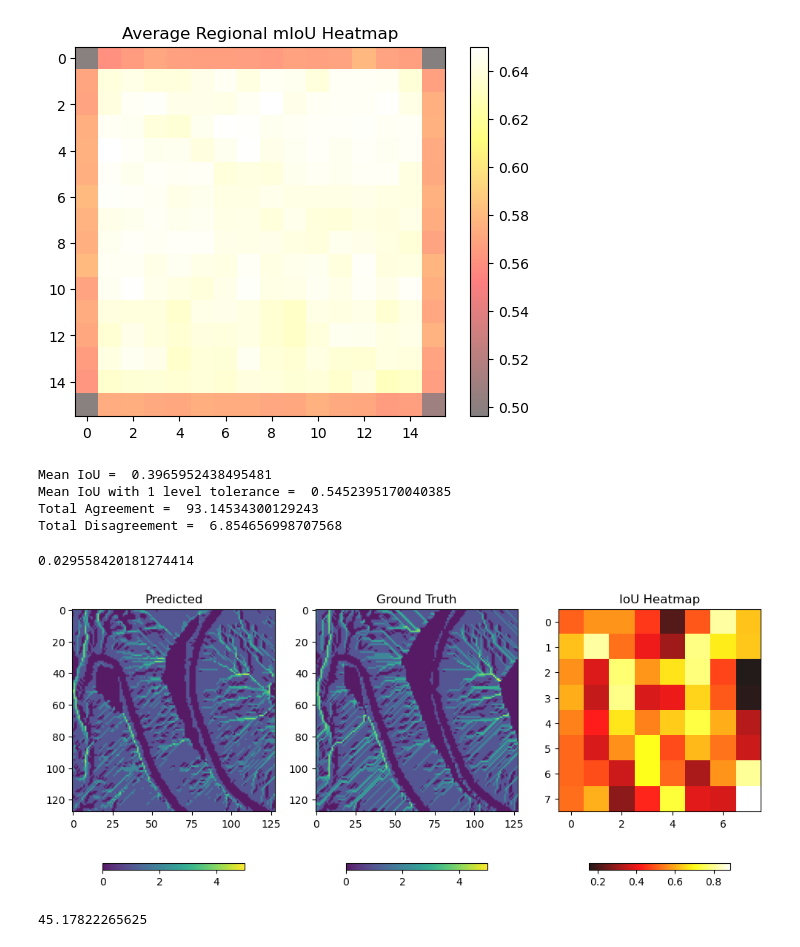
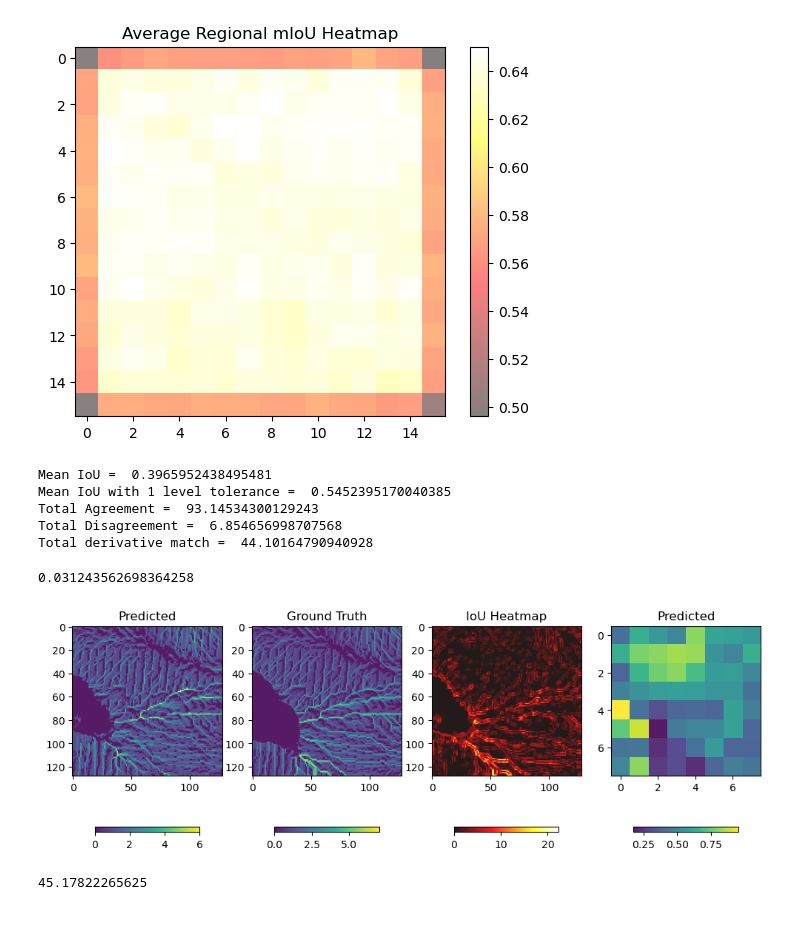
Before and after one commit to SMATousi/dem2so, a Jupyter notebook: New_Metric_Test.ipynb, the cells around one changed output. Saved outputs shown, nothing was run; the diff lists cells and outputs as text; code cells hidden in the pictures; blank space fills up the shorter version.

```diff
--- a/New_Metric_Test.ipynb
+++ b/New_Metric_Test.ipynb
@@ -505,6 +527,8 @@ print("Mean IoU with 1 level tolerance = ", mean_iou_tol)
 print("Total Agreement = ", mean_agreement_percentage)
 
 print("Total Disagreement = ", mean_disagreement_percentage)
+
+print("Total derivative match = ", mean_derivative_match)
 # print(np.mean(average_heatmap))
 # visualize_average_heatmap(average_heatmap)
 # %% [output]
@@ -512,3 +536,4 @@ Mean IoU =  0.3965952438495481
 Mean IoU with 1 level tolerance =  0.5452395170040385
 Total Agreement =  93.14534300129243
 Total Disagreement =  6.854656998707568
+Total derivative match =  44.10164790940928
@@ -515,6 +543,5 @@ Total Disagreement =  6.854656998707568
 # %%
-model.eval()
-val_iter = iter(val_loader)
+
 
 import time
 
@@ -530,7 +557,7 @@ end = time.time()
 pred = torch.softmax(val_outputs, dim=1)
 pred = torch.argmax(pred, dim=1)
 
-match_per,diff = compare_gradients(so, pred, tolerance=0.05)
+match_per,diff = compare_gradients(so, pred, tolerance=0.00)
 
 print(end - start)
 loss = criterion(val_outputs, so)
@@ -538,37 +565,41 @@ loss = criterion(val_outputs, so)
 iou_list, present_iou_list, iou = mIOU(so, val_outputs)
 iou_list_tol, present_iou_list_tol, valid_iou_scores, iou_tol = mIOU_with_tolerance(so, val_outputs)
 present_iou_list_norm, iou_norm = normalize_and_discretize_for_mIoU(so, val_outputs)
 iou_list_tt, present_iou_list_tt, iou_tt = mIOU_with_true_toleramce(so, val_outputs)
 heatmap = regionalize_and_visualize_mIoU(so, val_outputs, num_classes=9, grid_size=(8, 8), mIOU_fn=mIOU)
 
 pred = F.softmax(val_outputs, dim=1)
 pred = torch.argmax(pred, dim=1).squeeze(1)
 
-fig, (ax1, ax2, ax3) = plt.subplots(1, 3, figsize=(12, 6))
+fig, (ax1, ax2, ax3, ax4) = plt.subplots(1, 4, figsize=(12, 6))
 
 # Plot for predicted
 im1 = ax1.imshow(pred.cpu().numpy().squeeze(), alpha=0.9)
 ax1.set_title("Predicted")
 fig.colorbar(im1, ax=ax1, orientation='horizontal', shrink=0.7)
 
 # Plot for ground truth
 im2 = ax2.imshow(so.cpu().numpy().squeeze(), alpha=0.9)
 ax2.set_title("Ground Truth")
 fig.colorbar(im2, ax=ax2, orientation='horizontal', shrink=0.7)
 
-im3 = ax3.imshow(heatmap, cmap='hot', alpha=0.9)
+im3 = ax3.imshow(diff.cpu().numpy().squeeze(), cmap='hot', alpha=0.9)
 ax3.set_title("IoU Heatmap")
 fig.colorbar(im3, ax=ax3, orientation='horizontal', shrink=0.7)
+
+im4 = ax4.imshow(heatmap, alpha=0.9)
+ax4.set_title("Predicted")
+fig.colorbar(im4, ax=ax4, orientation='horizontal', shrink=0.7)
 
 plt.show()
 
 # plt.imshow(heatmap, cmap='hot', alpha=0.5)
 # plt.colorbar()
 # plt.title("Regional mIoU Heatmap")
 # plt.show()
 # %% [output]
-0.029558420181274414
+0.031243562698364258
-[figure, old version]
+[figure, new version]
 # %%
 match_per
 # %% [output]
```
Also changed, not shown: parts of 4 cells of this notebook, 3 other files.
